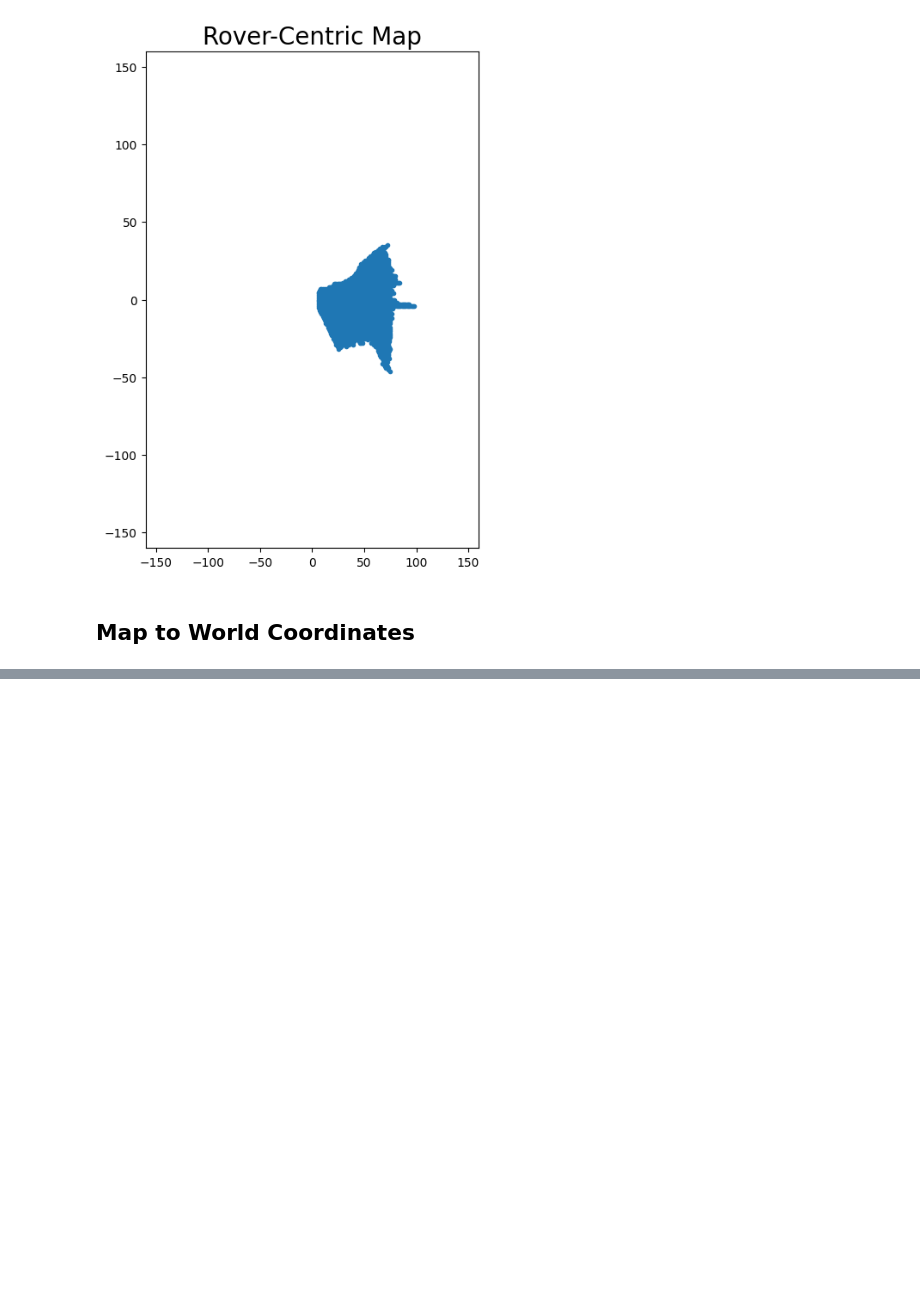
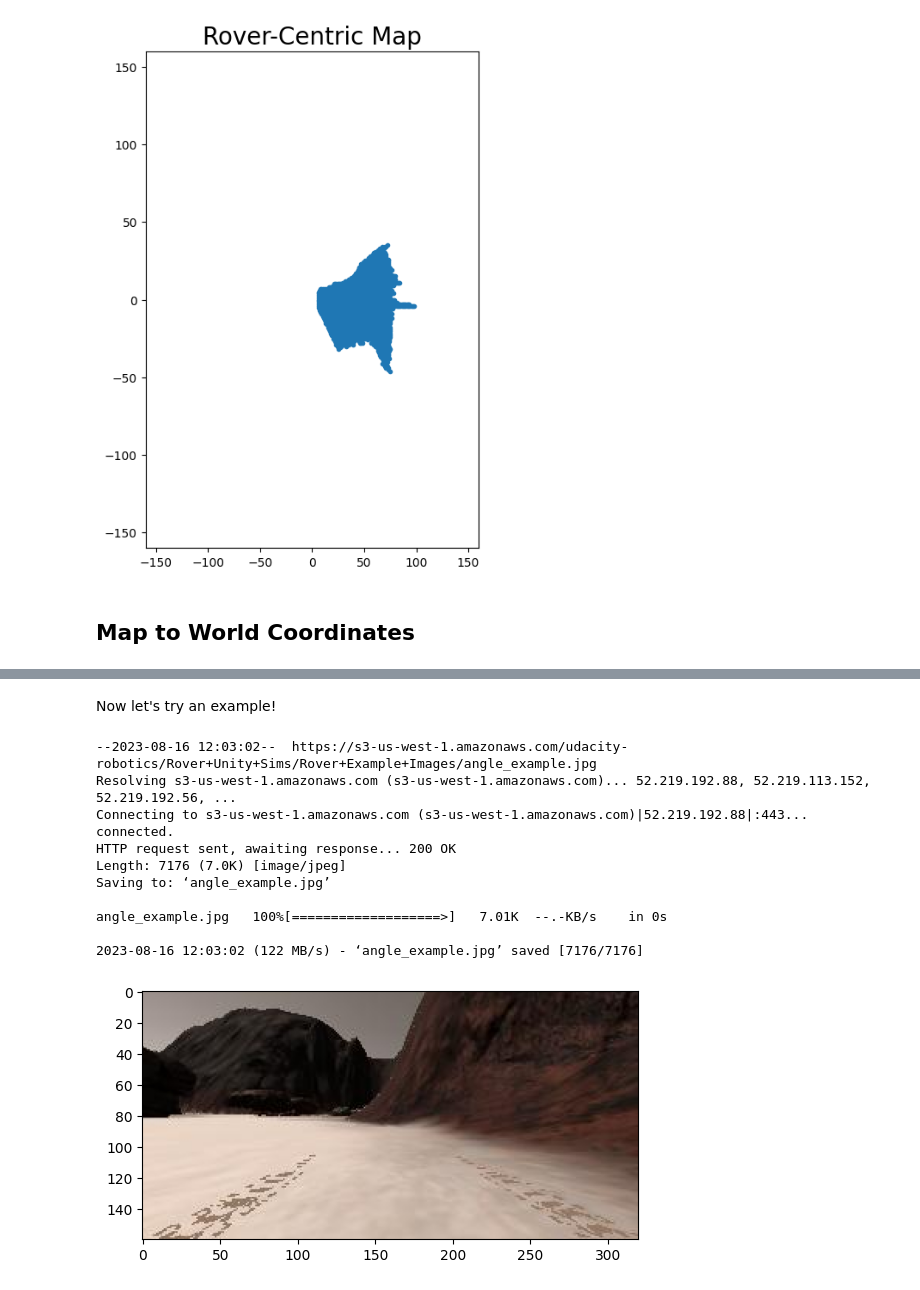
Before and after one commit to mohamed-mkh15/Search-and-Sample-Return, a Jupyter notebook: Search_and_Sample_Return.ipynb, the cells around one changed output, grey strips where cells are left out. Cells and saved outputs as stored; diff of their text form; code cells hidden in the pictures; blank space fills up the shorter version.

```diff
--- a/Search_and_Sample_Return.ipynb
+++ b/Search_and_Sample_Return.ipynb
@@ -447,0 +468,25 @@ Xpos = [135.81637329] Ypos = [46.74745248] Yaw = [47.42537397]
+# %% [markdown]
+Now let's try an example!
+# %%
+import matplotlib.image as mpimg
+import matplotlib.pyplot as plt
+# Uncomment the next line for use in a Jupyter notebook
+# This enables the interactive matplotlib window
+#%matplotlib notebook
+
+!wget "https://s3-us-west-1.amazonaws.com/udacity-robotics/Rover+Unity+Sims/Rover+Example+Images/angle_example.jpg"
+image = mpimg.imread('angle_example.jpg')
+plt.imshow(image)
+plt.show()
+# %% [output]
+--2023-08-16 12:03:02--  https://s3-us-west-1.amazonaws.com/udacity-robotics/Rover+Unity+Sims/Rover+Example+Images/angle_example.jpg
+Resolving s3-us-west-1.amazonaws.com (s3-us-west-1.amazonaws.com)... 52.219.192.88, 52.219.113.152, 52.219.192.56, ...
+Connecting to s3-us-west-1.amazonaws.com (s3-us-west-1.amazonaws.com)|52.219.192.88|:443... connected.
+HTTP request sent, awaiting response... 200 OK
+Length: 7176 (7.0K) [image/jpeg]
+Saving to: ‘angle_example.jpg’
+
+angle_example.jpg   100%[===================>]   7.01K  --.-KB/s    in 0s
+
+2023-08-16 12:03:02 (122 MB/s) - ‘angle_example.jpg’ saved [7176/7176]
+[figure, added]
```
Also changed, not shown: parts of 23 cells of this notebook.
